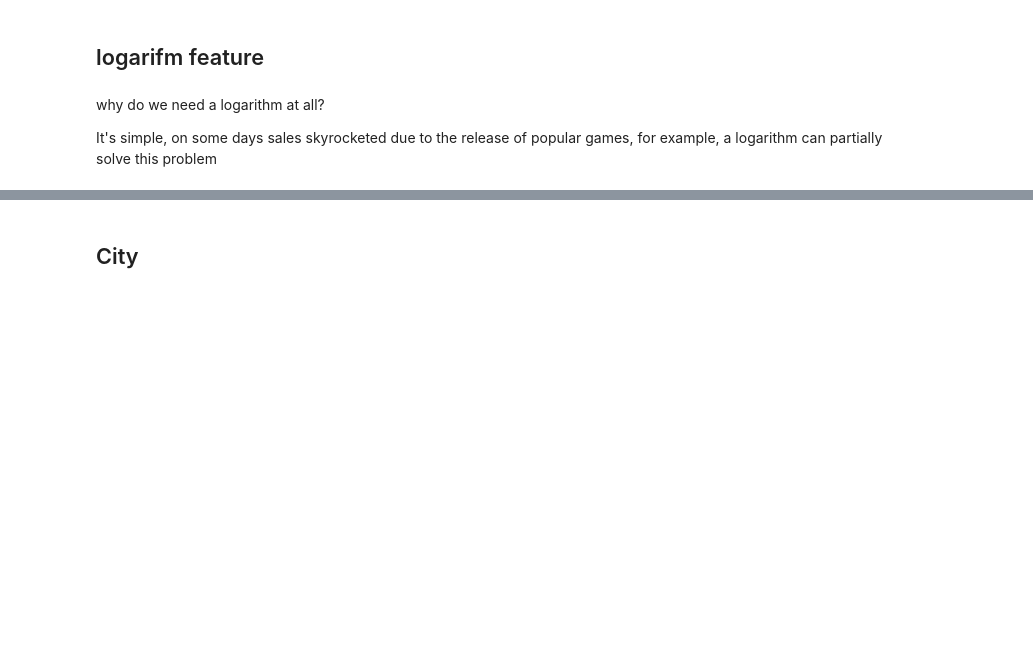
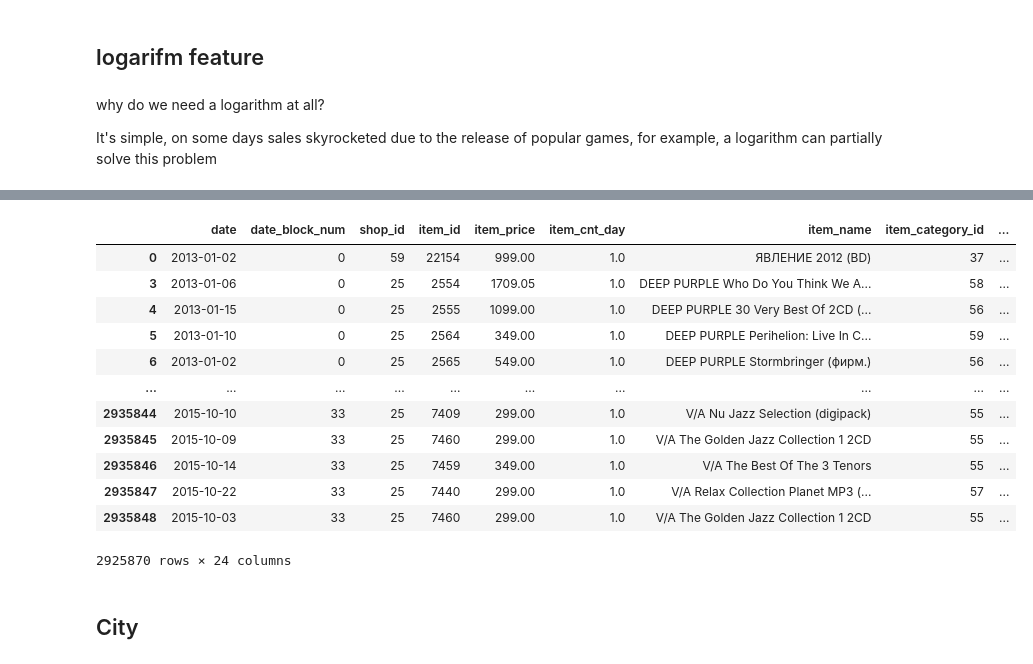
Before and after one commit to 200kgsquat/sales_prediction, a Jupyter notebook: notebooks/feature_engineering.ipynb, the cells around one changed output, grey strips where cells are left out. Cells and saved outputs as stored; diff of their text form; code cells hidden in the pictures; blank space fills up the shorter version.

```diff
--- a/notebooks/feature_engineering.ipynb
+++ b/notebooks/feature_engineering.ipynb
@@ -88,3 +88,12 @@ df['month_cos'] = np.cos(2 * np.pi * df['month'] / 12)
 df['lag_1'] = df.groupby(['shop_id', 'item_id'])['item_cnt_month'].shift(1)
 df['lag_2'] = df.groupby(['shop_id', 'item_id'])['item_cnt_month'].shift(2)
 df['lag_12'] = df.groupby(['shop_id', 'item_id'])['item_cnt_month'].shift(12)
+
+df['rolling_3_median'] = df.groupby(['shop_id', 'item_id'])['item_cnt_month'].transform(
+    lambda x: x.rolling(3, min_periods=1).median())
+
+df['rolling_6_median'] = df.groupby(['shop_id', 'item_id'])['item_cnt_month'].transform(
+    lambda x: x.rolling(6, min_periods=1).median())
+
+cols_to_fill = ['lag_1', 'lag_2', 'lag_12', 'rolling_3_median', 'rolling_6_median']
+df[cols_to_fill] = df[cols_to_fill].fillna(0)
@@ -107,7 +110,6 @@ why do we need a logarithm at all?
 
 It's simple, on some days sales skyrocketed due to the release of popular games, for example, a logarithm can partially solve this problem
 # %%
-df = df[(df['item_price'] >= 0) & (df['item_cnt_month'] >= 0)]
+df = df[(df['item_price'] >= 0) & (df['item_cnt_month'] >= 0) & (df['item_cnt_day'] >= 0)]
 # %%
-df = df.copy()
 df['log_item_cnt_month'] = df['item_cnt_month'].apply(lambda x: np.log(x) if x > 0 else np.nan)
@@ -114,3 +131,21 @@ df['log_item_cnt_month'] = df['item_cnt_month'].apply(lambda x: np.log(x) if x >
+# %%
+df = df.dropna()
+# %%
+df
+# %% [output]
+|  | date | date_block_num | shop_id | item_id | item_price | item_cnt_day | item_name | item_category_id | ... |
+| 0 | 2013-01-02 | 0 | 59 | 22154 | 999.00 | 1.0 | ЯВЛЕНИЕ 2012 (BD) | 37 | ... |
+| 3 | 2013-01-06 | 0 | 25 | 2554 | 1709.05 | 1.0 | DEEP PURPLE Who Do You Think We A... | 58 | ... |
+| 4 | 2013-01-15 | 0 | 25 | 2555 | 1099.00 | 1.0 | DEEP PURPLE 30 Very Best Of 2CD (... | 56 | ... |
+| 5 | 2013-01-10 | 0 | 25 | 2564 | 349.00 | 1.0 | DEEP PURPLE Perihelion: Live In C... | 59 | ... |
+| 6 | 2013-01-02 | 0 | 25 | 2565 | 549.00 | 1.0 | DEEP PURPLE Stormbringer (фирм.) | 56 | ... |
+| ... | ... | ... | ... | ... | ... | ... | ... | ... | ... |
+| 2935844 | 2015-10-10 | 33 | 25 | 7409 | 299.00 | 1.0 | V/A Nu Jazz Selection (digipack) | 55 | ... |
+| 2935845 | 2015-10-09 | 33 | 25 | 7460 | 299.00 | 1.0 | V/A The Golden Jazz Collection 1 2CD | 55 | ... |
+| 2935846 | 2015-10-14 | 33 | 25 | 7459 | 349.00 | 1.0 | V/A The Best Of The 3 Tenors | 55 | ... |
+| 2935847 | 2015-10-22 | 33 | 25 | 7440 | 299.00 | 1.0 | V/A Relax Collection Planet MP3 (... | 57 | ... |
+| 2935848 | 2015-10-03 | 33 | 25 | 7460 | 299.00 | 1.0 | V/A The Golden Jazz Collection 1 2CD | 55 | ... |
+2925870 rows × 24 columns
 # %% [markdown]
 ## City
 # %%
```
Also changed, not shown: parts of 6 cells of this notebook.
